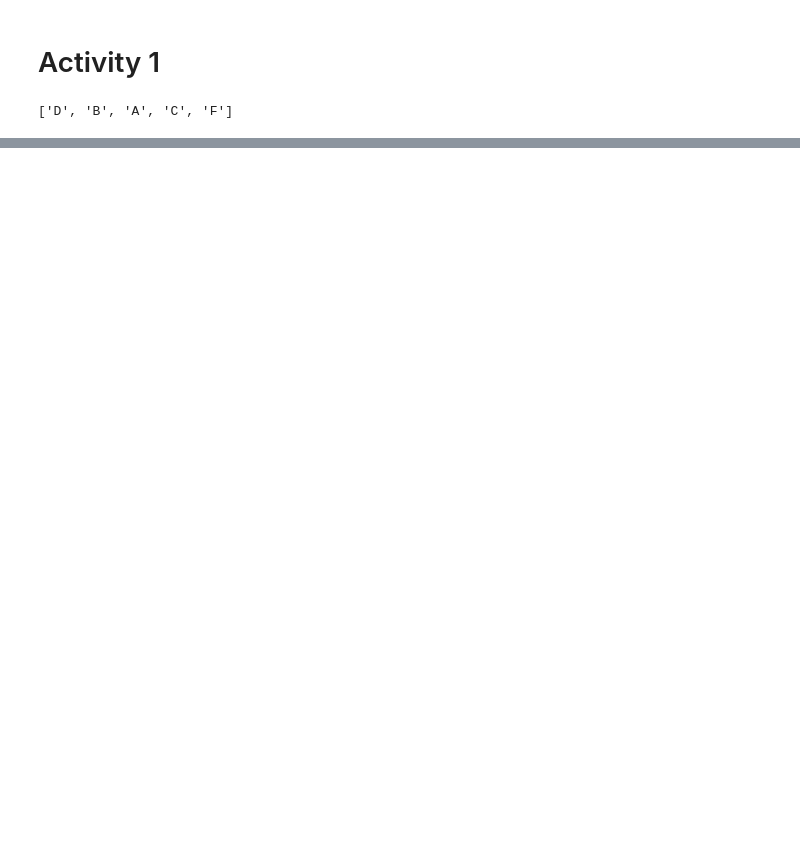
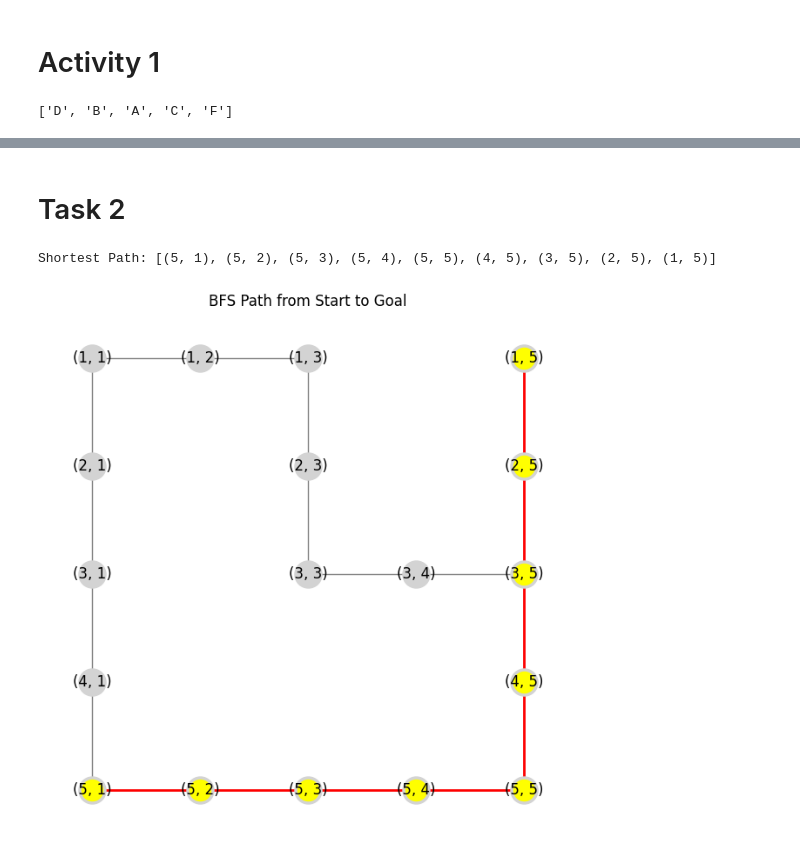
Before and after one commit to sunnyhrj33/AI, a Jupyter notebook: Lab03/Lab03.ipynb, the cells around one changed output, grey strips where cells are left out. Saved outputs shown, nothing was run; the diff lists cells and outputs as text; code cells hidden in the pictures; blank space fills up the shorter version.

```diff
--- a/Lab03/Lab03.ipynb
+++ b/Lab03/Lab03.ipynb
@@ -55,0 +109,71 @@ print(solution)
+# %% [markdown]
+# Task 2
+# %%
+from collections import deque
+import matplotlib.pyplot as plt
+import networkx as nx
+
+maze = [
+    [1, 1, 1, 1, 1, 1, 1],
+    [1, 0, 0, 0, 1, 0, 1],
+    [1, 0, 1, 0, 1, 0, 1],
+    [1, 0, 1, 0, 0, 0, 1],
+    [1, 0, 1, 1, 1, 0, 1],
+    [1, 0, 0, 0, 0, 0, 1],
+    [1, 1, 1, 1, 1, 1, 1]
+]
+
+start = (5, 1)
+goal = (1, 5)
+
+moves = [(-1, 0), (1, 0), (0, -1), (0, 1)]
+
+
+def bfs(maze, start, goal):
+    queue = deque([[start]])
+    visited = set([start])
+
+    while queue:
+        path = queue.popleft()
+        x, y = path[-1]
+
+        if (x, y) == goal:
+            return path
+
+        for dx, dy in moves:
+            nx, ny = x + dx, y + dy
+
+            if (0 <= nx < len(maze) and 0 <= ny < len(maze[0]) and
+                maze[nx][ny] == 0 and
+                (nx, ny) not in visited):
+                queue.append(path + [(nx, ny)])
+                visited.add((nx, ny))
+
+shortest_path = bfs(maze, start, goal)
+
+print("Shortest Path:", shortest_path)
+
+maze_graph = nx.Graph()
+
+for i in range(len(maze)):
+    for j in range(len(maze[0])):
+        if maze[i][j] == 0:
+            for dx, dy in moves:
+                ni, nj = i + dx, j + dy
+                if 0 <= ni < len(maze) and 0 <= nj < len(maze[0]) and maze[ni][nj] == 0:
+                    maze_graph.add_edge((i, j), (ni, nj))
+
+plt.figure(figsize=(6, 6))
+pos = {node: (node[1], -node[0]) for node in maze_graph.nodes()}
+nx.draw(maze_graph, pos, with_labels=True, node_size=500, node_color="lightgray", edge_color="gray")
+
+if shortest_path:
+    path_edges = list(zip(shortest_path, shortest_path[1:]))
+    nx.draw_networkx_nodes(maze_graph, pos, nodelist=shortest_path, node_color="yellow")
+    nx.draw_networkx_edges(maze_graph, pos, edgelist=path_edges, edge_color="red", width=2)
+
+plt.title("BFS Path from Start to Goal")
+plt.show()
+# %% [output]
+Shortest Path: [(5, 1), (5, 2), (5, 3), (5, 4), (5, 5), (4, 5), (3, 5), (2, 5), (1, 5)]
+[figure, added]
```
Also changed, not shown: parts of 2 cells of this notebook.
